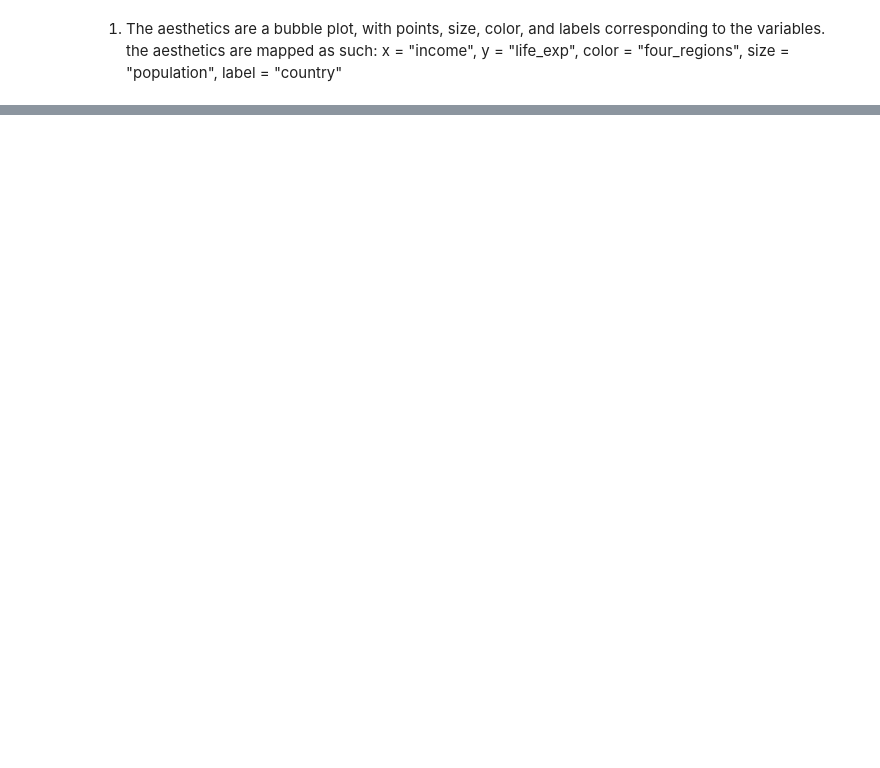
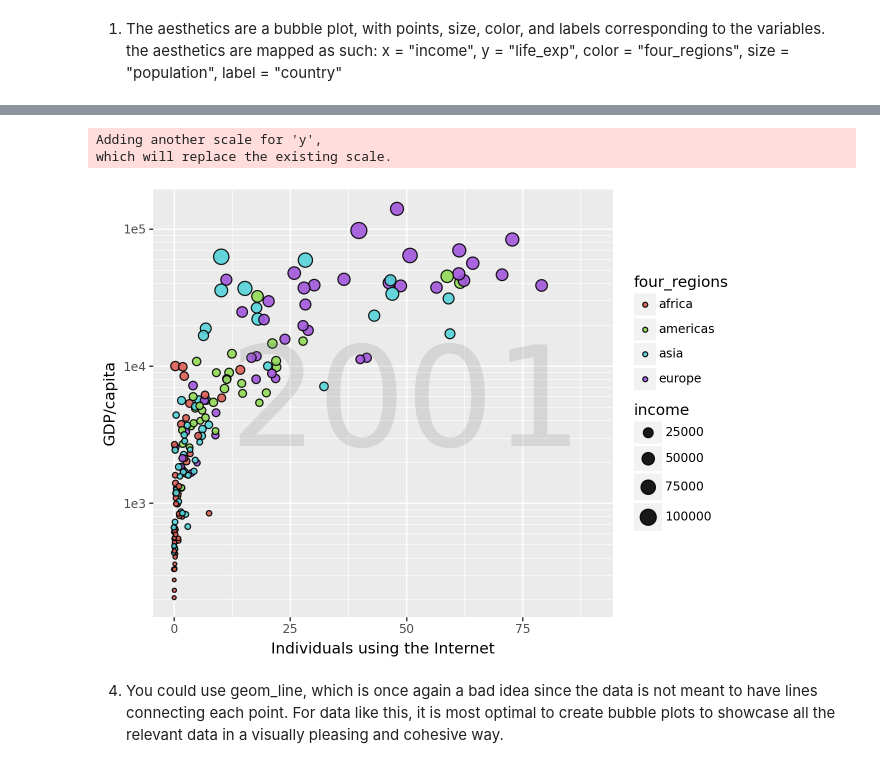
Before and after one commit to hblinken/GSB-544, a Jupyter notebook: Lab_1.ipynb, the cells around one changed output, grey strips where cells are left out. Cells and saved outputs as stored; diff of their text form; code cells hidden in the pictures; blank space fills up the shorter version.

```diff
--- a/Lab_1.ipynb
+++ b/Lab_1.ipynb
@@ -100,0 +163,25 @@ x_breaks = [2000, 4000, 6000, 8000, 16000, 32000, 65000]
+# %%
+q3_data_clean = q3_data.dropna(subset=['internet_users', 'gdp', 'four_regions', 'income', 'country'])
+# %%
+year = '2001'
+(ggplot(q3_data_clean,
+aes(
+  x = "internet_users",
+  y = "gdp",
+  fill = "four_regions",
+  size = "income",
+  label = "country"
+))
++ geom_point(alpha = 0.9)
+#+ geom_text(ha='left', va='bottom')
++ labs(x="Individuals using the Internet", y="GDP/capita")
++ xlim(0,90)
++ ylim(0, 120000)
+#+ scale_size(range=(2,20))
++ scale_y_log10()
++ annotate('text', x=50, y=5000, label=str(year), size=100, alpha=0.2, color='gray')
+)
+# %% [output]
+Adding another scale for 'y',
+which will replace the existing scale.
+[figure, added]
@@ -100,0 +206,2 @@ x_breaks = [2000, 4000, 6000, 8000, 16000, 32000, 65000]
+# %% [markdown]
+4. You could use geom_line, which is once again a bad idea since the data is not meant to have lines connecting each point. For data like this, it is most optimal to create bubble plots to showcase all the relevant data in a visually pleasing and cohesive way.
```
Also changed, not shown: parts of 21 cells of this notebook, 14 other files.
